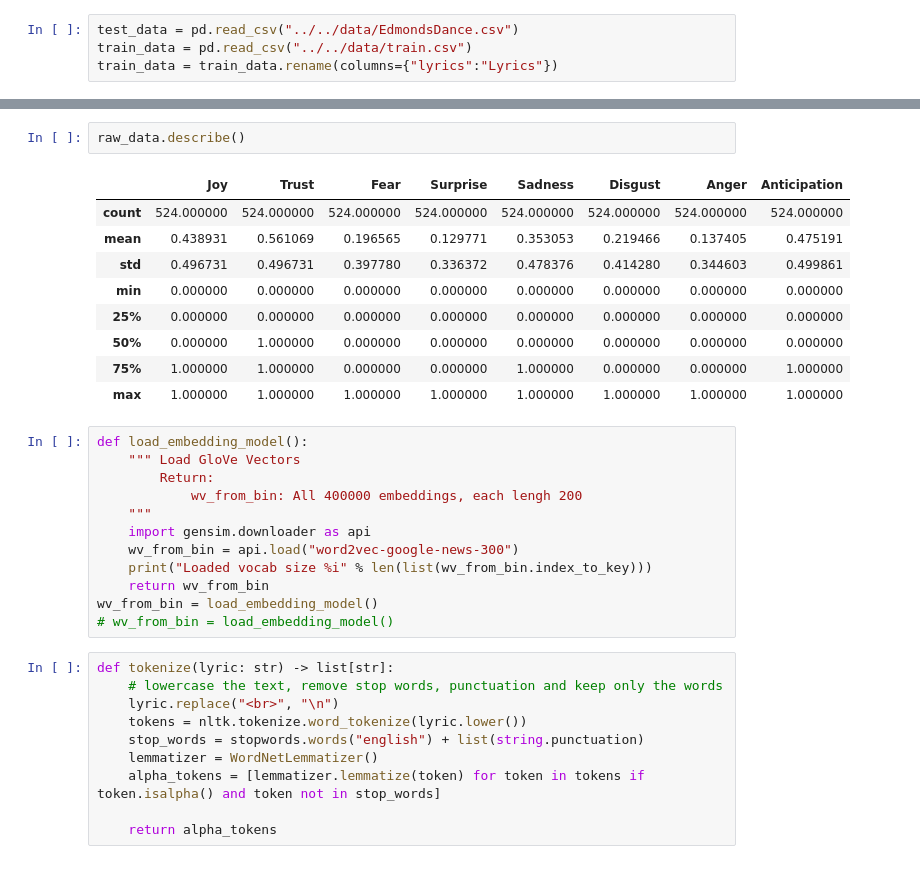
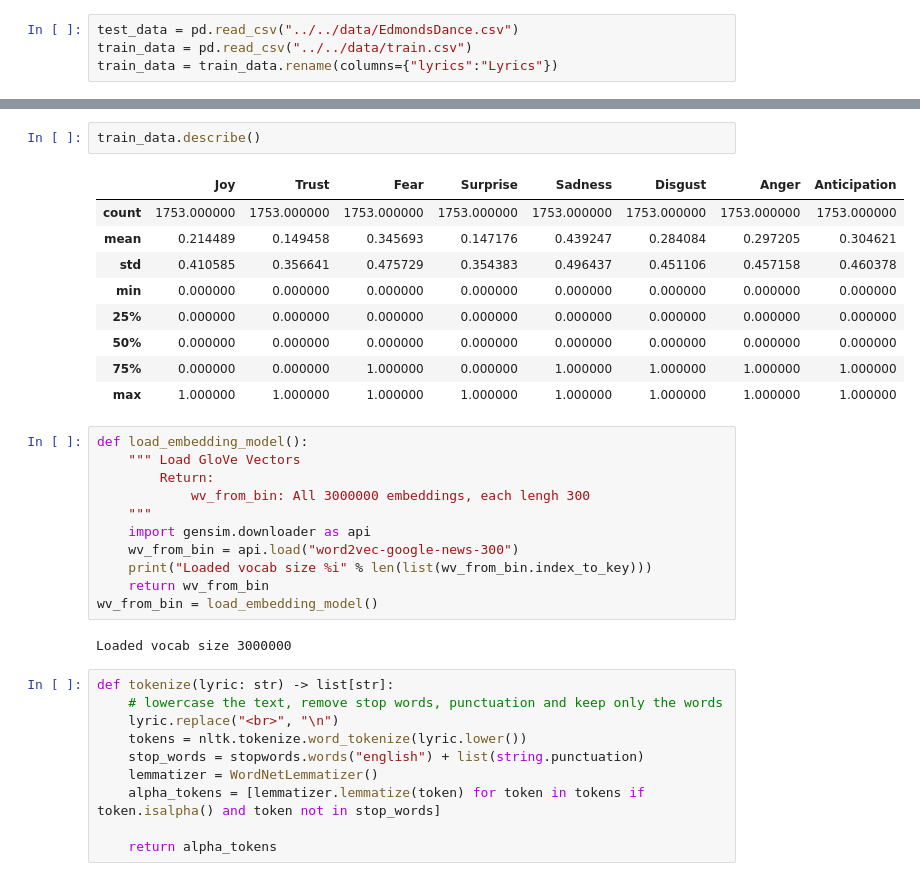
Before and after one commit to Gojo1729/AS2024, a Jupyter notebook: code/sentiment_classifier/notebooks/nn.ipynb, the cells around one changed output, grey strips where cells are left out. Saved outputs shown, nothing was run; the diff lists cells and outputs as text.

```diff
--- a/code/sentiment_classifier/notebooks/nn.ipynb
+++ b/code/sentiment_classifier/notebooks/nn.ipynb
@@ -246,29 +250,30 @@ test_data.head()
 | 3 | Take Me Home | Cash Cash, Bebe Rexha | I'm falling to pieces<br>But I ne... | 0 | 0 | 0 | 1 | 1 | 1 | 0 | ... |
 | 4 | City of Dreams | Dirty South, Alesso | Everything seems like a city of d... | 0 | 0 | 0 | 1 | 1 | 0 | 0 | ... |
 # %%
-raw_data.describe()
+train_data.describe()
 # %% [output]
 |  | Joy | Trust | Fear | Surprise | Sadness | Disgust | Anger | Anticipation |
-| count | 524.000000 | 524.000000 | 524.000000 | 524.000000 | 524.000000 | 524.000000 | 524.000000 | 524.000000 |
-| mean | 0.438931 | 0.561069 | 0.196565 | 0.129771 | 0.353053 | 0.219466 | 0.137405 | 0.475191 |
-| std | 0.496731 | 0.496731 | 0.397780 | 0.336372 | 0.478376 | 0.414280 | 0.344603 | 0.499861 |
+| count | 1753.000000 | 1753.000000 | 1753.000000 | 1753.000000 | 1753.000000 | 1753.000000 | 1753.000000 | 1753.000000 |
+| mean | 0.214489 | 0.149458 | 0.345693 | 0.147176 | 0.439247 | 0.284084 | 0.297205 | 0.304621 |
+| std | 0.410585 | 0.356641 | 0.475729 | 0.354383 | 0.496437 | 0.451106 | 0.457158 | 0.460378 |
 | min | 0.000000 | 0.000000 | 0.000000 | 0.000000 | 0.000000 | 0.000000 | 0.000000 | 0.000000 |
 | 25% | 0.000000 | 0.000000 | 0.000000 | 0.000000 | 0.000000 | 0.000000 | 0.000000 | 0.000000 |
-| 50% | 0.000000 | 1.000000 | 0.000000 | 0.000000 | 0.000000 | 0.000000 | 0.000000 | 0.000000 |
-| 75% | 1.000000 | 1.000000 | 0.000000 | 0.000000 | 1.000000 | 0.000000 | 0.000000 | 1.000000 |
+| 50% | 0.000000 | 0.000000 | 0.000000 | 0.000000 | 0.000000 | 0.000000 | 0.000000 | 0.000000 |
+| 75% | 0.000000 | 0.000000 | 1.000000 | 0.000000 | 1.000000 | 1.000000 | 1.000000 | 1.000000 |
 | max | 1.000000 | 1.000000 | 1.000000 | 1.000000 | 1.000000 | 1.000000 | 1.000000 | 1.000000 |
 # %%
 def load_embedding_model():
     """ Load GloVe Vectors
         Return:
-            wv_from_bin: All 400000 embeddings, each lengh 200
+            wv_from_bin: All 3000000 embeddings, each lengh 300
     """
     import gensim.downloader as api
     wv_from_bin = api.load("word2vec-google-news-300")
     print("Loaded vocab size %i" % len(list(wv_from_bin.index_to_key)))
     return wv_from_bin
 wv_from_bin = load_embedding_model()
-# wv_from_bin = load_embedding_model()
+# %% [output]
+Loaded vocab size 3000000
 # %%
 def tokenize(lyric: str) -> list[str]:
     # lowercase the text, remove stop words, punctuation and keep only the words
```
Also changed, not shown: parts of 7 cells of this notebook, 59 other files.
